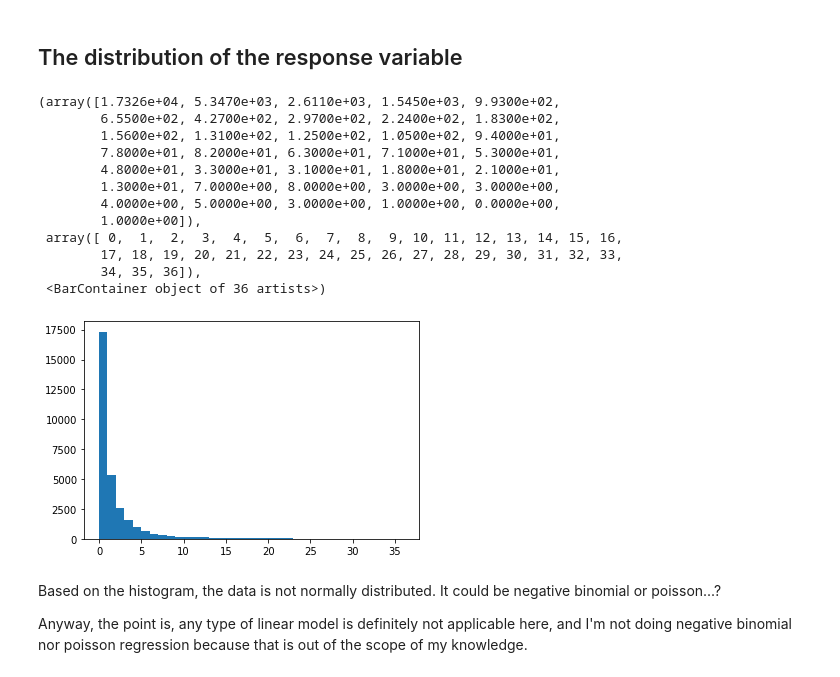
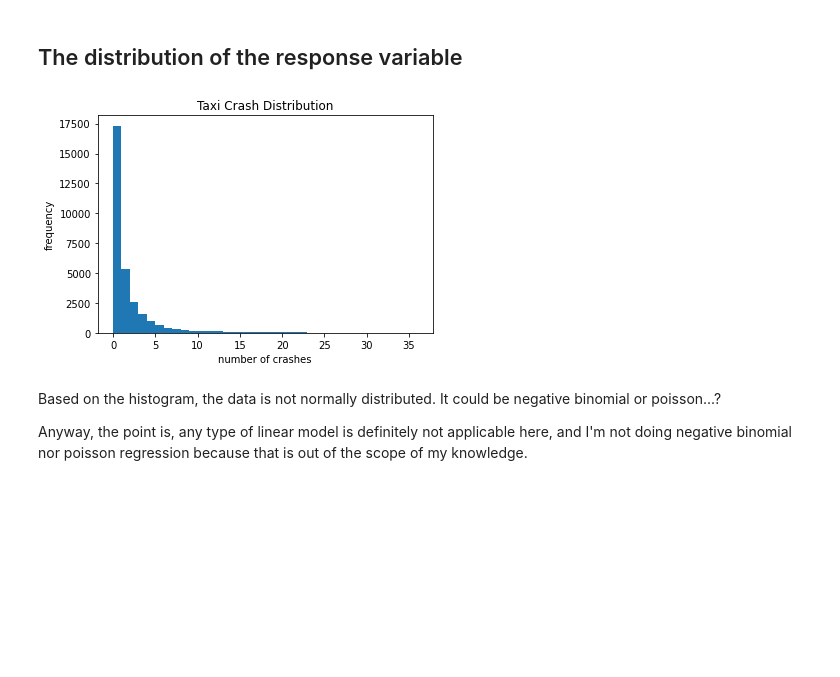
Before and after one commit to MAST30034-Applied-Data-Science/mast30034-project-1-aeross, a Jupyter notebook: notebooks/analysis_pt1.ipynb, the cells around one changed output. Saved outputs shown, nothing was run; the diff lists cells and outputs as text; code cells hidden in the pictures; blank space fills up the shorter version.

```diff
--- a/notebooks/analysis_pt1.ipynb
+++ b/notebooks/analysis_pt1.ipynb
@@ -27,23 +27,15 @@ crime = pd.read_csv("../data/curated/crime.csv")
 # %%
 import numpy as np
 import matplotlib.pyplot as plt
 
 y = crime["count"]
 plt.hist(y, bins=[i for i in range(max(crime["count"]) + 1)])
+plt.xlabel("number of crashes")
+plt.ylabel("frequency")
+plt.title("Taxi Crash Distribution")
+plt.savefig("../plots/crash_dist.png")
 # %% [output]
-(array([1.7326e+04, 5.3470e+03, 2.6110e+03, 1.5450e+03, 9.9300e+02,
-        6.5500e+02, 4.2700e+02, 2.9700e+02, 2.2400e+02, 1.8300e+02,
-        1.5600e+02, 1.3100e+02, 1.2500e+02, 1.0500e+02, 9.4000e+01,
-        7.8000e+01, 8.2000e+01, 6.3000e+01, 7.1000e+01, 5.3000e+01,
-        4.8000e+01, 3.3000e+01, 3.1000e+01, 1.8000e+01, 2.1000e+01,
-        1.3000e+01, 7.0000e+00, 8.0000e+00, 3.0000e+00, 3.0000e+00,
-        4.0000e+00, 5.0000e+00, 3.0000e+00, 1.0000e+00, 0.0000e+00,
-        1.0000e+00]),
- array([ 0,  1,  2,  3,  4,  5,  6,  7,  8,  9, 10, 11, 12, 13, 14, 15, 16,
-        17, 18, 19, 20, 21, 22, 23, 24, 25, 26, 27, 28, 29, 30, 31, 32, 33,
-        34, 35, 36]),
- <BarContainer object of 36 artists>)
-[figure, old version]
+[figure, new version]
 # %% [markdown]
 Based on the histogram, the data is not normally distributed. It could be negative binomial or poisson...?
 
```
Also changed, not shown: parts of 4 cells of this notebook.
